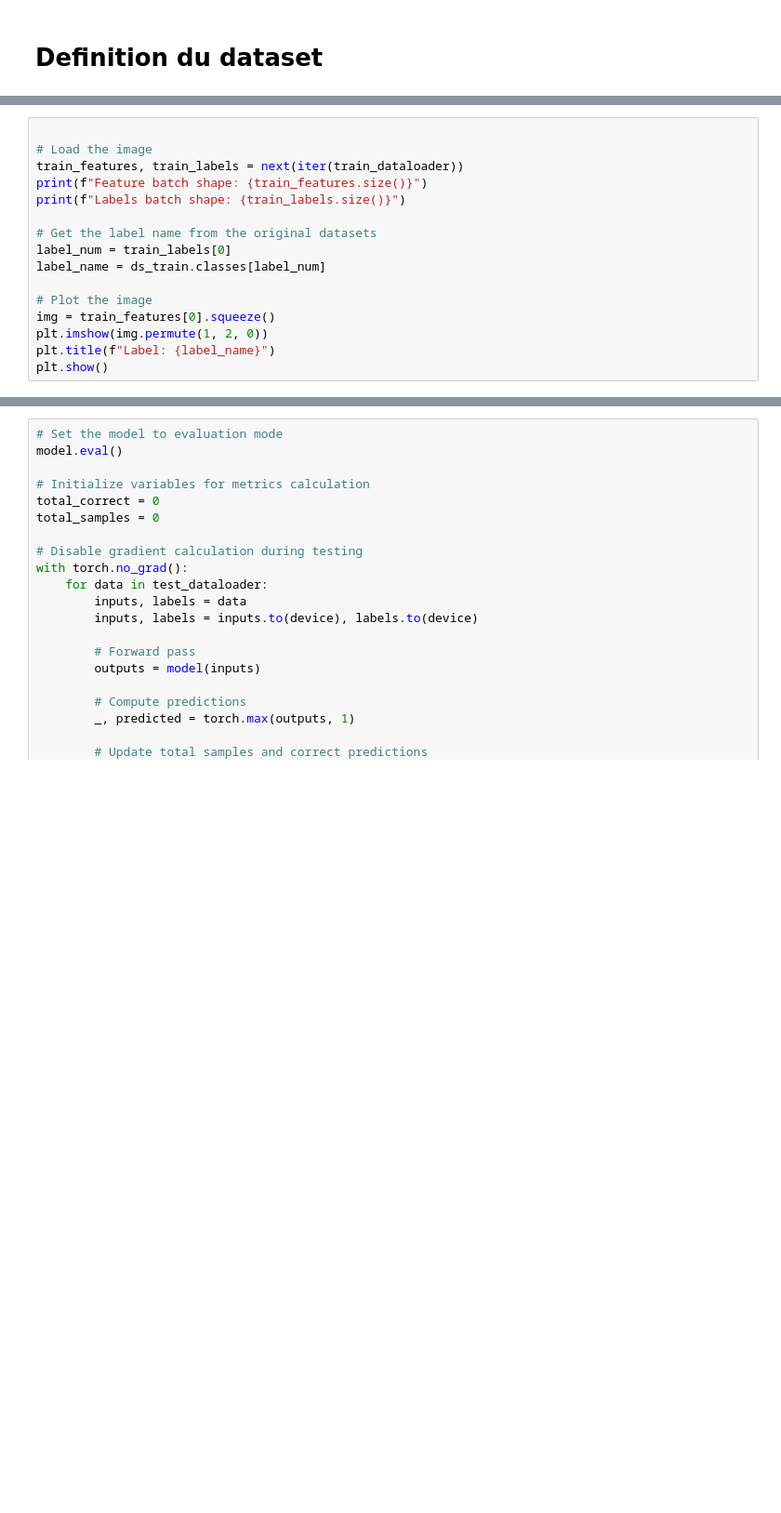
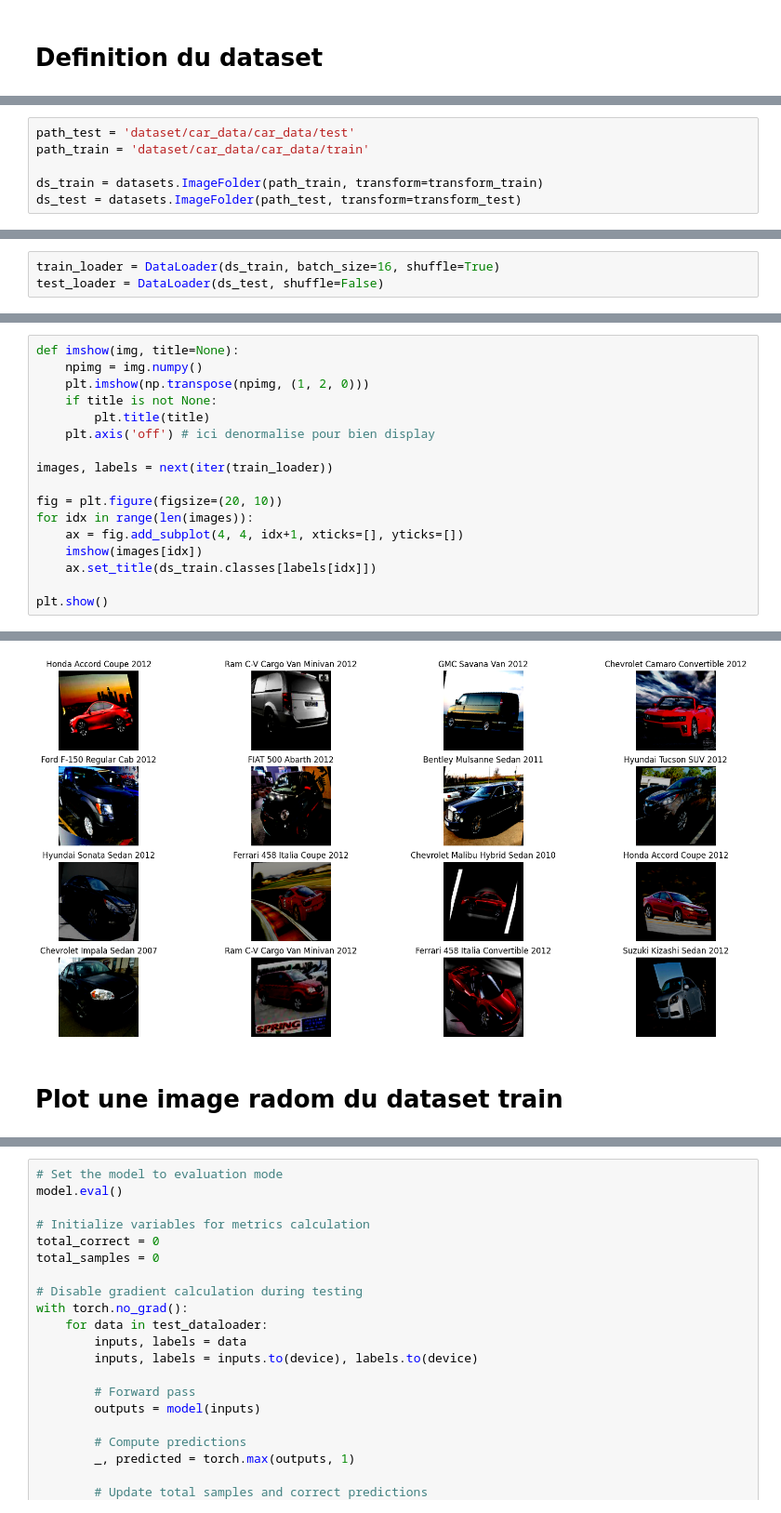
Before and after one commit to chuklee/Hackatons-IADataHack, a Jupyter notebook: martin.ipynb, the cells around one changed output, grey strips where cells are left out. Shown at 93% size. Cells and saved outputs as stored; diff of their text form; blank space fills up the shorter version.

```diff
--- a/martin.ipynb
+++ b/martin.ipynb
@@ -48 +88,7 @@ test_dataloader = DataLoader(test_dataset, batch_size=32, shuffle=True)
+# %%
+path_test = 'dataset/car_data/car_data/test'
+path_train = 'dataset/car_data/car_data/train'
+
+ds_train = datasets.ImageFolder(path_train, transform=transform_train)
+ds_test = datasets.ImageFolder(path_test, transform=transform_test)
 # %%
@@ -55,16 +99,0 @@ Test dataset size: 1619
-# %%
-
-# Load the image
-train_features, train_labels = next(iter(train_dataloader))
-print(f"Feature batch shape: {train_features.size()}")
-print(f"Labels batch shape: {train_labels.size()}")
-
-# Get the label name from the original datasets
-label_num = train_labels[0]
-label_name = ds_train.classes[label_num]
-
-# Plot the image
-img = train_features[0].squeeze()
-plt.imshow(img.permute(1, 2, 0))
-plt.title(f"Label: {label_name}")
-plt.show()
@@ -75,0 +100,3 @@ Labels batch shape: torch.Size([32])
+# %%
+train_loader = DataLoader(ds_train, batch_size=16, shuffle=True)
+test_loader = DataLoader(ds_test, shuffle=False)
@@ -75,0 +119,18 @@ Labels batch shape: torch.Size([32])
+# %%
+def imshow(img, title=None):
+    npimg = img.numpy()
+    plt.imshow(np.transpose(npimg, (1, 2, 0)))
+    if title is not None:
+        plt.title(title)
+    plt.axis('off') # ici denormalise pour bien display
+
+images, labels = next(iter(train_loader))
+
+fig = plt.figure(figsize=(20, 10))
+for idx in range(len(images)):
+    ax = fig.add_subplot(4, 4, idx+1, xticks=[], yticks=[])
+    imshow(images[idx])
+    ax.set_title(ds_train.classes[labels[idx]])
+
+plt.show()
+# %% [output]
@@ -76,3 +153,6 @@ Labels batch shape: torch.Size([32])
+[figure, added]
+# %% [markdown]
+# Plot une image radom du dataset train
 # %%
 # Load the pretrained model (ResNet18) from torchvision.models
 model = models.resnet18(pretrained=True)
```
Also changed, not shown: parts of 14 cells of this notebook.
